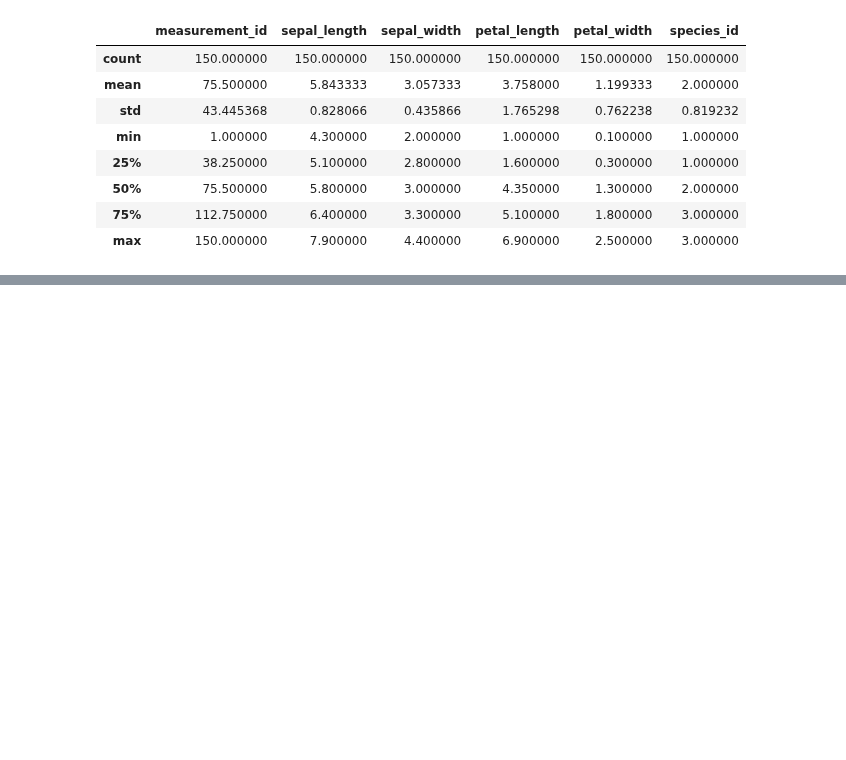
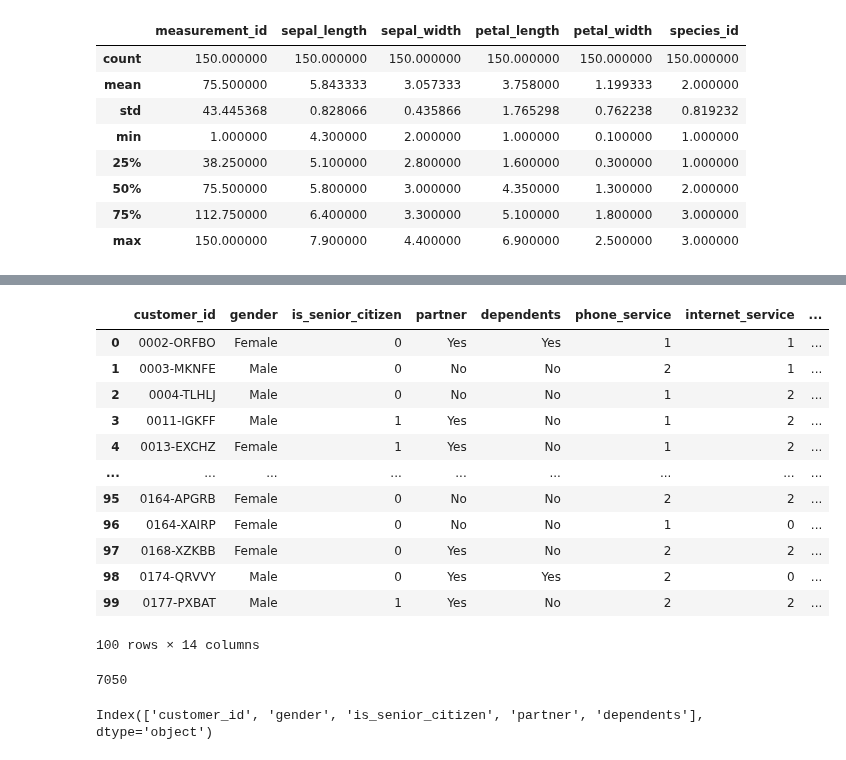
Before and after one commit to lukewbecker/classification-exercises, a Jupyter notebook: classification_exercises.ipynb, the cells around one changed output, grey strips where cells are left out. Drawn from its saved outputs; the diff is of its cells as text; code cells hidden in the pictures; blank space fills up the shorter version.

```diff
--- a/classification_exercises.ipynb
+++ b/classification_exercises.ipynb
@@ -177,0 +192,31 @@ Index(['measurement_id', 'sepal_length', 'sepal_width', 'petal_length',
+# %%
+df_excel_sample = pd.read_excel(r'~/codeup-data-science/classification-exercises/spreadsheets_exercises.xlsx', sheet_name = 'Table1_CustDetails', nrows = 100)
+df_excel_sample
+# %% [output]
+|  | customer_id | gender | is_senior_citizen | partner | dependents | phone_service | internet_service | ... |
+| 0 | 0002-ORFBO | Female | 0 | Yes | Yes | 1 | 1 | ... |
+| 1 | 0003-MKNFE | Male | 0 | No | No | 2 | 1 | ... |
+| 2 | 0004-TLHLJ | Male | 0 | No | No | 1 | 2 | ... |
+| 3 | 0011-IGKFF | Male | 1 | Yes | No | 1 | 2 | ... |
+| 4 | 0013-EXCHZ | Female | 1 | Yes | No | 1 | 2 | ... |
+| ... | ... | ... | ... | ... | ... | ... | ... | ... |
+| 95 | 0164-APGRB | Female | 0 | No | No | 2 | 2 | ... |
+| 96 | 0164-XAIRP | Female | 0 | No | No | 1 | 0 | ... |
+| 97 | 0168-XZKBB | Female | 0 | Yes | No | 2 | 2 | ... |
+| 98 | 0174-QRVVY | Male | 0 | Yes | Yes | 2 | 0 | ... |
+| 99 | 0177-PXBAT | Male | 1 | Yes | No | 2 | 2 | ... |
+100 rows × 14 columns
+# %%
+# print the number of rows of your original dataframe
+
+print(df_excel.shape[0]+1)
+
+# Since python starts counting at index 0, I simply added a 1 to the count so that to make the row count more "readable."
+# %% [output]
+7050
+# %%
+# print the first 5 column names
+
+print(df_excel.columns[:5])
+# %% [output]
+Index(['customer_id', 'gender', 'is_senior_citizen', 'partner', 'dependents'], dtype='object')
```
Also changed, not shown: parts of 17 cells of this notebook.
